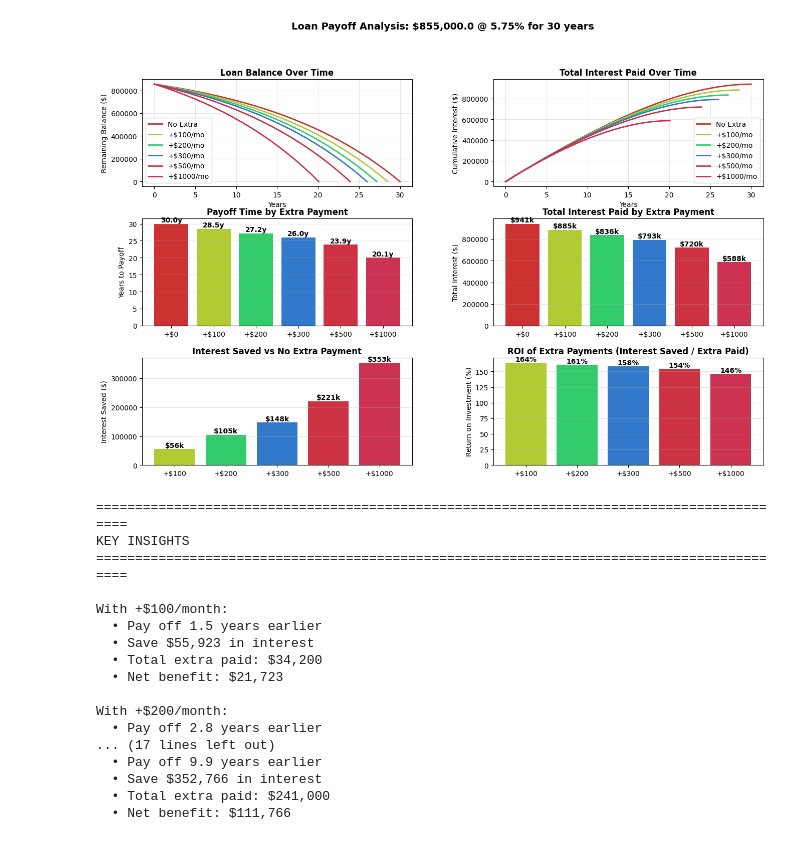
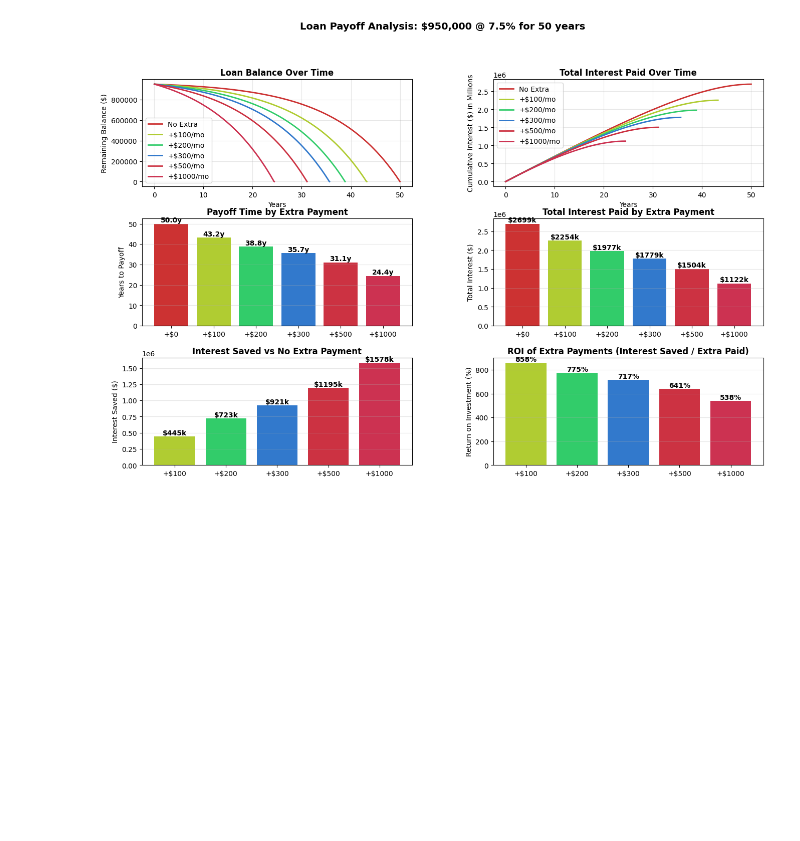
Before and after one commit to Dnguyen7720/Mortgage-graphs-, a Jupyter notebook: mortage_problem.ipynb, the cells around one changed output. Drawn from its saved outputs; the diff is of its cells as text; code cells hidden in the pictures; blank space fills up the shorter version.

Commit message:
some minor formatting adjustments to the output table for better readability

```diff
--- a/mortage_problem.ipynb
+++ b/mortage_problem.ipynb
@@ -2,11 +2,12 @@
 import pandas as pd
 import matplotlib.pyplot as plt
 import colorsys
+from matplotlib.ticker import FuncFormatter, AutoMinorLocator
 
 # ===== LOAN PARAMETERS - MODIFY THESE =====
-principal = 950000-950000*0.1  # Loan amount
-annual_rate = 5.75  # Annual interest rate (%)
-years = 30  # Original loan term in years
+principal = 950000  # Loan amount
+annual_rate = 7.5  # Annual interest rate (%)
+years = 50  # Original loan term in years
 
 # Extra payment scenarios to compare
 extra_payments = [0, 100, 200, 300, 500, 1000]
@@ -19,6 +20,7 @@ months = years * 12
 # Calculate the base monthly payment using amortization formula
 # P = L[c(1 + c)^n]/[(1 + c)^n - 1]
 # where P = payment, L = loan amount, c = monthly rate, n = number of payments
+
 base_payment = principal * (monthly_rate * (1 + monthly_rate)**months) / ((1 + monthly_rate)**months - 1)
 
 print(f"Loan Details:")
@@ -36,4 +38,5 @@ Loan Details:
 # %%
+
 # Function to calculate amortization with extra payments
 def calculate_amortization(principal, monthly_rate, base_payment, extra_payment):
     balance = principal
@@ -94,7 +97,7 @@ for extra in extra_payments:
     balance = principal
     data = []
     cumulative_interest = 0
-    max_months = 600  # Safety limit
+    max_months = int(years*12*2)  # Safety limit
 
     # Start with month 0
     data.append({
@@ -108,7 +111,7 @@ for extra in extra_payments:
 
     # Continue until balance is paid off
     m = 0
-    while balance > 0.01 and m < max_months:
+    while balance > 0.005 and m < max_months:
         m += 1
         interest = balance * monthly_rate
         cumulative_interest += interest
@@ -131,14 +134,4 @@ for extra in extra_payments:
         })
 
     all_data[extra] = pd.DataFrame(data)
-# Print comparison table
-print('=' * 90)
-print('EXTRA PAYMENT COMPARISON')
-print('=' * 90)
-print(f'{"Extra":<8} {"Total Pmt":<12} {"Years":<8} {"Total Interest":<16} {"Interest Saved":<16} {"Time Saved"}')
-print('-' * 90)
-for r in results:
-    print(f'${r["extra_payment"]:<7.0f} ${r["total_payment"]:<11.2f} {r["years_to_payoff"]:<7.1f} '
-          f'${r["total_interest"]:<15,.0f} ${r["interest_saved"]:<15,.0f} {r["time_saved_years"]:.1f} years')
-print('=' * 90)
 # %% [output]
@@ -157,5 +163,4 @@ $1000    $5989.55     20.1    $588,471         $352,766         9.9 years
 # %%
-
 # Create visualizations
 fig = plt.figure(figsize=(16, 10))
 gs = fig.add_gridspec(3, 2, hspace=0.3, wspace=0.3)
@@ -187,9 +192,9 @@ ax1.grid(True, alpha=0.3)
 ax2 = fig.add_subplot(gs[0, 1])
 for i, extra in enumerate(extra_payments):
     df = all_data[extra]
-    ax2.plot(df['year'], df['cumulative_interest'], color=colors[i], linewidth=2, label=labels[i])
+    ax2.plot(df['year'], df['cumulative_interest'] , color=colors[i], linewidth=2, label=labels[i])
 ax2.set_xlabel('Years')
-ax2.set_ylabel('Cumulative Interest ($)')
+ax2.set_ylabel('Cumulative Interest ($) in Millions')
 ax2.set_title('Total Interest Paid Over Time', fontweight='bold', fontsize=12)
 ax2.legend()
 ax2.grid(True, alpha=0.3)
@@ -224,59 +229,31 @@ interest_saved = [r['interest_saved'] for r in results[1:]]  # Skip first (no ex
 bars = ax5.bar([f'+${x}' for x in extra_payments[1:]], interest_saved, color=colors[1:])
 ax5.set_ylabel('Interest Saved ($)')
 ax5.set_title('Interest Saved vs No Extra Payment', fontweight='bold', fontsize=12)
 ax5.grid(True, alpha=0.3, axis='y')
 for i, bar in enumerate(bars):
     height = bar.get_height()
     ax5.text(bar.get_x() + bar.get_width()/2., height,
              f'${height/1000:.0f}k', ha='center', va='bottom', fontweight='bold')
 
 # Plot 6: ROI of extra payments
 ax6 = fig.add_subplot(gs[2, 1])
 roi_data = []
 for r in results[1:]:
     total_extra_paid = r['extra_payment'] * r['months_to_payoff']
     roi = (r['interest_saved'] / total_extra_paid) * 100 if total_extra_paid > 0 else 0
     roi_data.append(roi)
 
 bars = ax6.bar([f'+${x}' for x in extra_payments[1:]], roi_data, color=colors[1:])
 ax6.set_ylabel('Return on Investment (%)')
 ax6.set_title('ROI of Extra Payments (Interest Saved / Extra Paid)', fontweight='bold', fontsize=12)
 ax6.grid(True, alpha=0.3, axis='y')
 for i, bar in enumerate(bars):
     height = bar.get_height()
     ax6.text(bar.get_x() + bar.get_width()/2., height,
              f'{height:.0f}%', ha='center', va='bottom', fontweight='bold')
 
 plt.suptitle(f'Loan Payoff Analysis: ${principal:,} @ {annual_rate}% for {years} years',
              fontsize=14, fontweight='bold', y=0.995)
 plt.show()
-
-# Summary insights
-print('\n' + '=' * 90)
-print('KEY INSIGHTS')
-print('=' * 90)
-for i, r in enumerate(results[1:], 1):
-    print(f'\nWith +${r["extra_payment"]}/month:')
-    print(f'  • Pay off {r["time_saved_years"]:.1f} years earlier')
-    print(f'  • Save ${r["interest_saved"]:,.0f} in interest')
-    print(f'  • Total extra paid: ${r["extra_payment"] * r["months_to_payoff"]:,.0f}')
-    print(f'  • Net benefit: ${r["interest_saved"] - (r["extra_payment"] * r["months_to_payoff"]):,.0f}')
 # %% [output]
-[figure, old version]
+[figure, new version]
-==========================================================================================
-KEY INSIGHTS
-==========================================================================================
-
-With +$100/month:
-  • Pay off 1.5 years earlier
-  • Save $55,923 in interest
-  • Total extra paid: $34,200
-  • Net benefit: $21,723
-
-With +$200/month:
-  • Pay off 2.8 years earlier
-... (17 lines left out)
-  • Pay off 9.9 years earlier
-  • Save $352,766 in interest
-  • Total extra paid: $241,000
-  • Net benefit: $111,766
```
Also changed, not shown: parts of 4 cells of this notebook.
